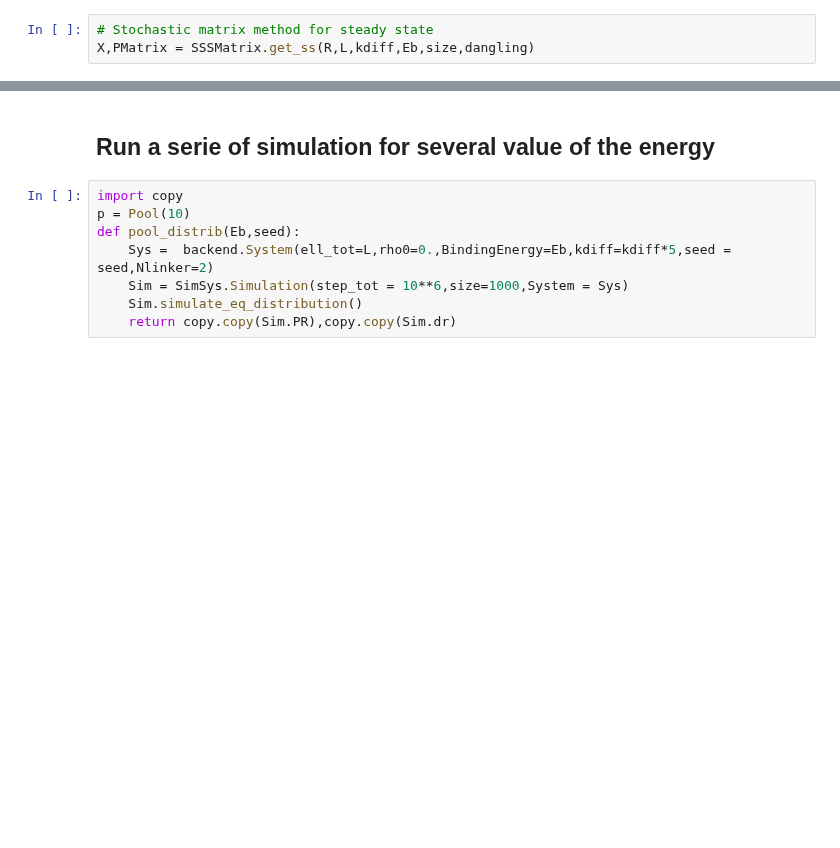
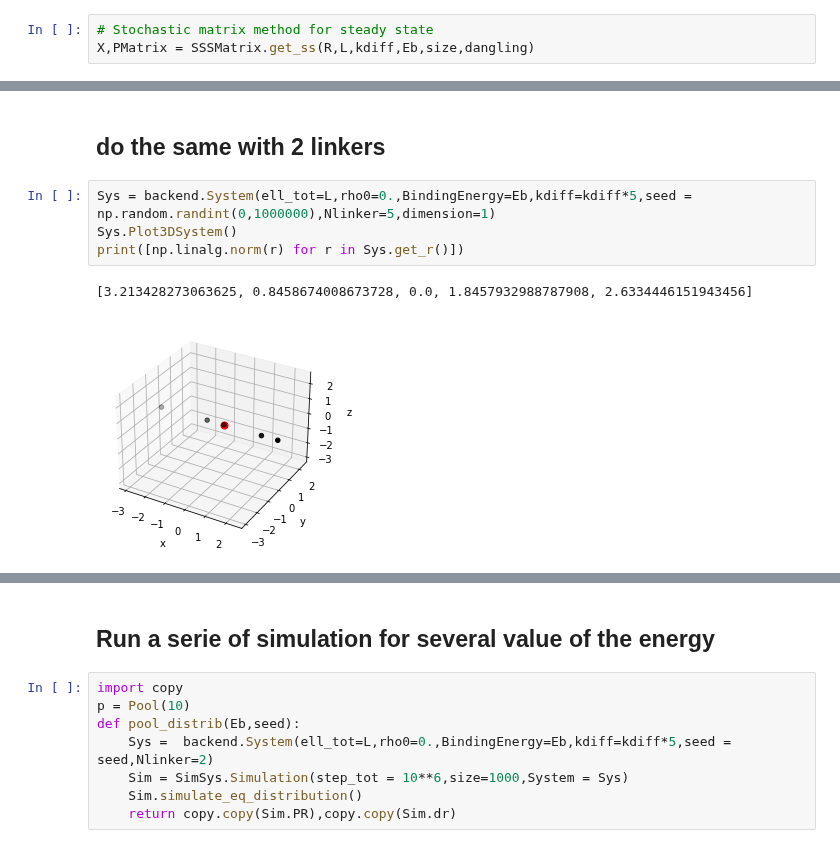
Before and after one commit to HugoLeRoy94/Aging_Condensate, a Jupyter notebook: Fixed_number_of_linkers/From_analytic_to_Gillespie.ipynb, the cells around one changed output, grey strips where cells are left out. Saved outputs shown, nothing was run; the diff lists cells and outputs as text; blank space fills up the shorter version.

```diff
--- a/Fixed_number_of_linkers/From_analytic_to_Gillespie.ipynb
+++ b/Fixed_number_of_linkers/From_analytic_to_Gillespie.ipynb
@@ -109,0 +118,9 @@ ax[1].plot(np.linspace(0,Sim.System.ell_tot,Sim.L_size,endpoint=False),Sim.PL)
+# %% [markdown]
+## do the same with 2 linkers
+# %%
+Sys = backend.System(ell_tot=L,rho0=0.,BindingEnergy=Eb,kdiff=kdiff*5,seed = np.random.randint(0,1000000),Nlinker=5,dimension=1)
+Sys.Plot3DSystem()
+print([np.linalg.norm(r) for r in Sys.get_r()])
+# %% [output]
+[3.213428273063625, 0.8458674008673728, 0.0, 1.8457932988787908, 2.6334446151943456]
+[figure, added]
```
Also changed, not shown: parts of 23 cells of this notebook, 11 other files.
